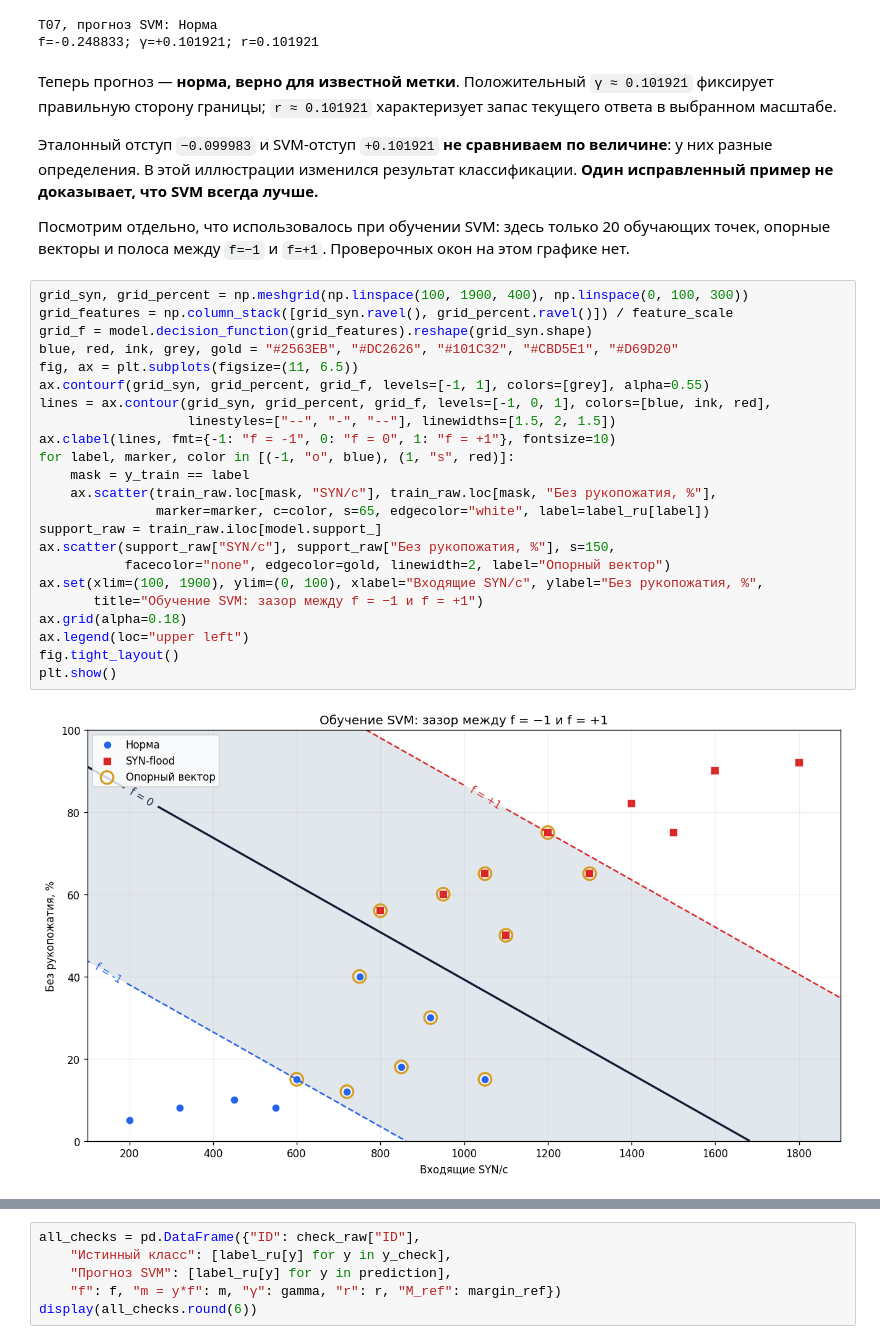
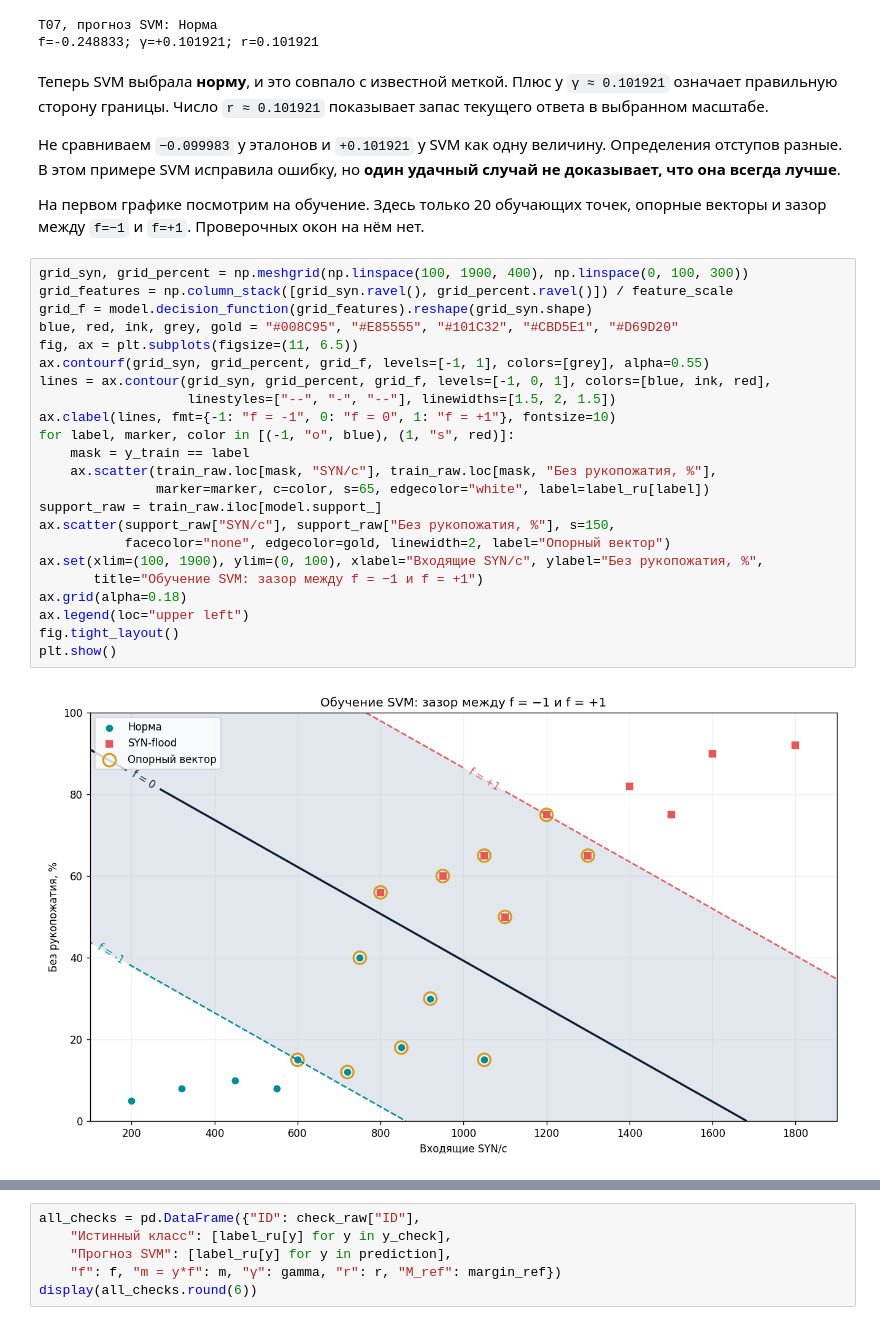
Before and after one commit to johnnilson664-sys/gis, a Jupyter notebook: presentations/1.13-etalony-otstupy/SYN_flood_etalony_otstupy.ipynb, the cells around one changed output, grey strips where cells are left out. Drawn from its saved outputs; the diff is of its cells as text.

```diff
--- a/presentations/1.13-etalony-otstupy/SYN_flood_etalony_otstupy.ipynb
+++ b/presentations/1.13-etalony-otstupy/SYN_flood_etalony_otstupy.ipynb
@@ -298,39 +297,39 @@ print(f"f={f[t07_index]:+.6f}; γ={gamma[t07_index]:+.6f}; r={r[t07_index]:.6f}"
 T07, прогноз SVM: Норма
 f=-0.248833; γ=+0.101921; r=0.101921
 # %% [markdown]
-Теперь прогноз — **норма, верно для известной метки**.
-Положительный `γ ≈ 0.101921` фиксирует правильную сторону границы;
-`r ≈ 0.101921` характеризует запас текущего ответа в выбранном масштабе.
+Теперь SVM выбрала **норму**, и это совпало с известной меткой.
+Плюс у `γ ≈ 0.101921` означает правильную сторону границы.
+Число `r ≈ 0.101921` показывает запас текущего ответа в выбранном масштабе.
 
-Эталонный отступ `−0.099983` и SVM-отступ `+0.101921` **не сравниваем по величине**:
-у них разные определения. В этой иллюстрации изменился результат классификации.
-**Один исправленный пример не доказывает, что SVM всегда лучше.**
+Не сравниваем `−0.099983` у эталонов и `+0.101921` у SVM как одну величину.
+Определения отступов разные. В этом примере SVM исправила ошибку,
+но **один удачный случай не доказывает, что она всегда лучше**.
 
-Посмотрим отдельно, что использовалось при обучении SVM: здесь только 20 обучающих
-точек, опорные векторы и полоса между `f=−1` и `f=+1`. Проверочных окон на этом графике нет.
+На первом графике посмотрим на обучение. Здесь только 20 обучающих точек,
+опорные векторы и зазор между `f=−1` и `f=+1`. Проверочных окон на нём нет.
 # %%
 grid_syn, grid_percent = np.meshgrid(np.linspace(100, 1900, 400), np.linspace(0, 100, 300))
 grid_features = np.column_stack([grid_syn.ravel(), grid_percent.ravel()]) / feature_scale
 grid_f = model.decision_function(grid_features).reshape(grid_syn.shape)
-blue, red, ink, grey, gold = "#2563EB", "#DC2626", "#101C32", "#CBD5E1", "#D69D20"
+blue, red, ink, grey, gold = "#008C95", "#E85555", "#101C32", "#CBD5E1", "#D69D20"
 fig, ax = plt.subplots(figsize=(11, 6.5))
 ax.contourf(grid_syn, grid_percent, grid_f, levels=[-1, 1], colors=[grey], alpha=0.55)
 lines = ax.contour(grid_syn, grid_percent, grid_f, levels=[-1, 0, 1], colors=[blue, ink, red],
                    linestyles=["--", "-", "--"], linewidths=[1.5, 2, 1.5])
 ax.clabel(lines, fmt={-1: "f = -1", 0: "f = 0", 1: "f = +1"}, fontsize=10)
 for label, marker, color in [(-1, "o", blue), (1, "s", red)]:
     mask = y_train == label
     ax.scatter(train_raw.loc[mask, "SYN/с"], train_raw.loc[mask, "Без рукопожатия, %"],
                marker=marker, c=color, s=65, edgecolor="white", label=label_ru[label])
 support_raw = train_raw.iloc[model.support_]
 ax.scatter(support_raw["SYN/с"], support_raw["Без рукопожатия, %"], s=150,
            facecolor="none", edgecolor=gold, linewidth=2, label="Опорный вектор")
 ax.set(xlim=(100, 1900), ylim=(0, 100), xlabel="Входящие SYN/с", ylabel="Без рукопожатия, %",
        title="Обучение SVM: зазор между f = −1 и f = +1")
 ax.grid(alpha=0.18)
 ax.legend(loc="upper left")
 fig.tight_layout()
 plt.show()
 # %% [output]
-[figure, old version]
+[figure, new version]
 # %% [markdown]
```
Also changed, not shown: parts of 19 cells of this notebook, 8 other files.
